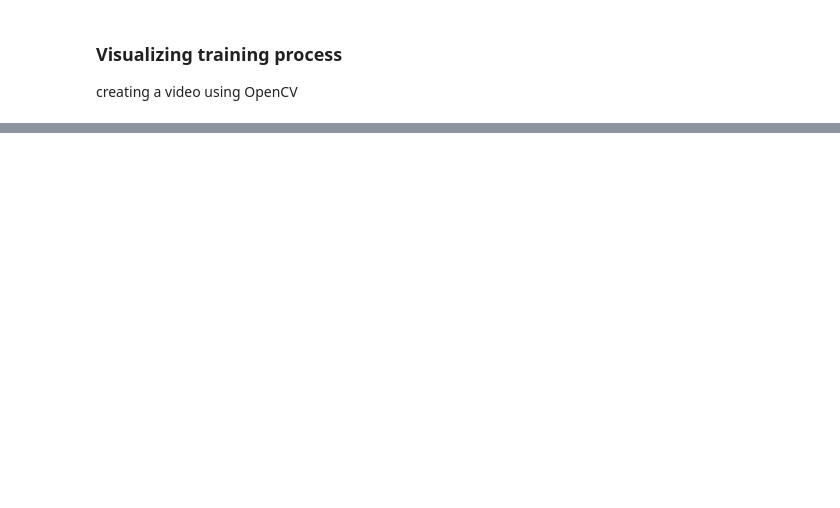
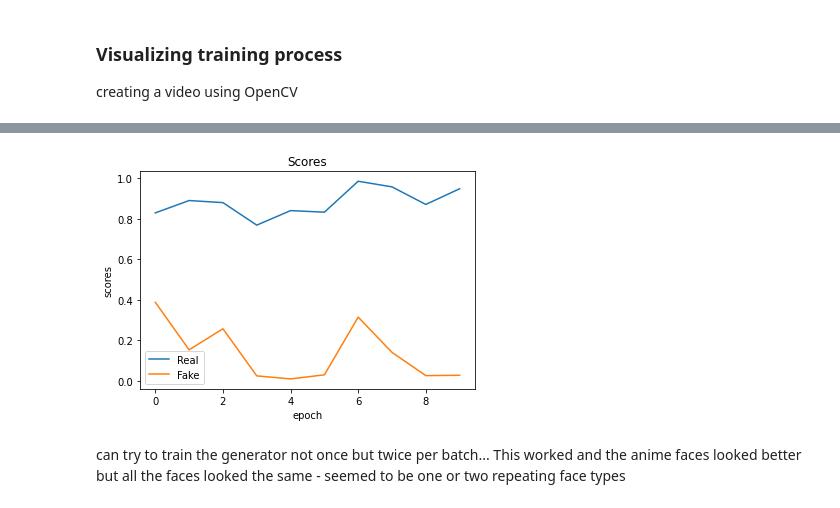
Before and after one commit to smbonilla/learningPyTorch, a Jupyter notebook: imageGenerationUsingGAN.ipynb, the cells around one changed output, grey strips where cells are left out. Saved outputs shown, nothing was run; the diff lists cells and outputs as text; code cells hidden in the pictures; blank space fills up the shorter version.

```diff
--- a/imageGenerationUsingGAN.ipynb
+++ b/imageGenerationUsingGAN.ipynb
@@ -505,0 +531,12 @@ out.release()
+# %%
+plt.plot(realScores, '-')
+plt.plot(fakeScores, '-')
+plt.xlabel('epoch')
+plt.ylabel('scores')
+plt.legend(['Real', 'Fake'])
+plt.title('Scores');
+# %% [output]
+[figure, added]
+# %% [markdown]
+can try to train the generator not once but twice per batch...
+This worked and the anime faces looked better but all the faces looked the same - seemed to be one or two repeating face types
```
Also changed, not shown: parts of 9 cells of this notebook.
